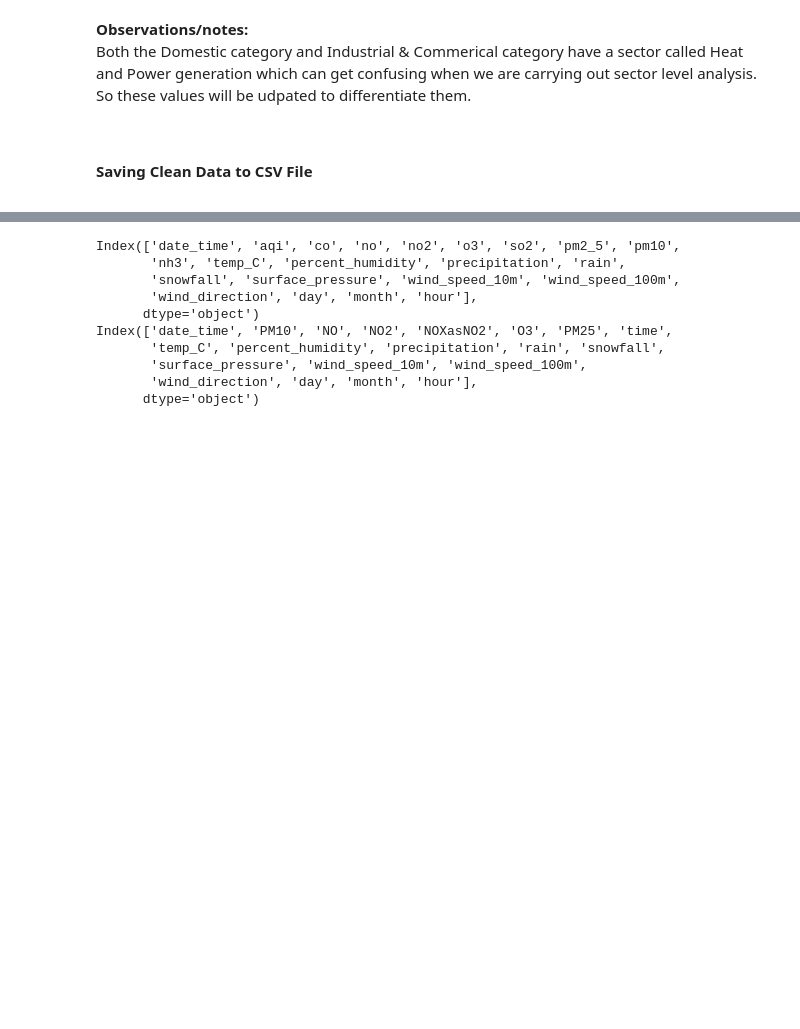
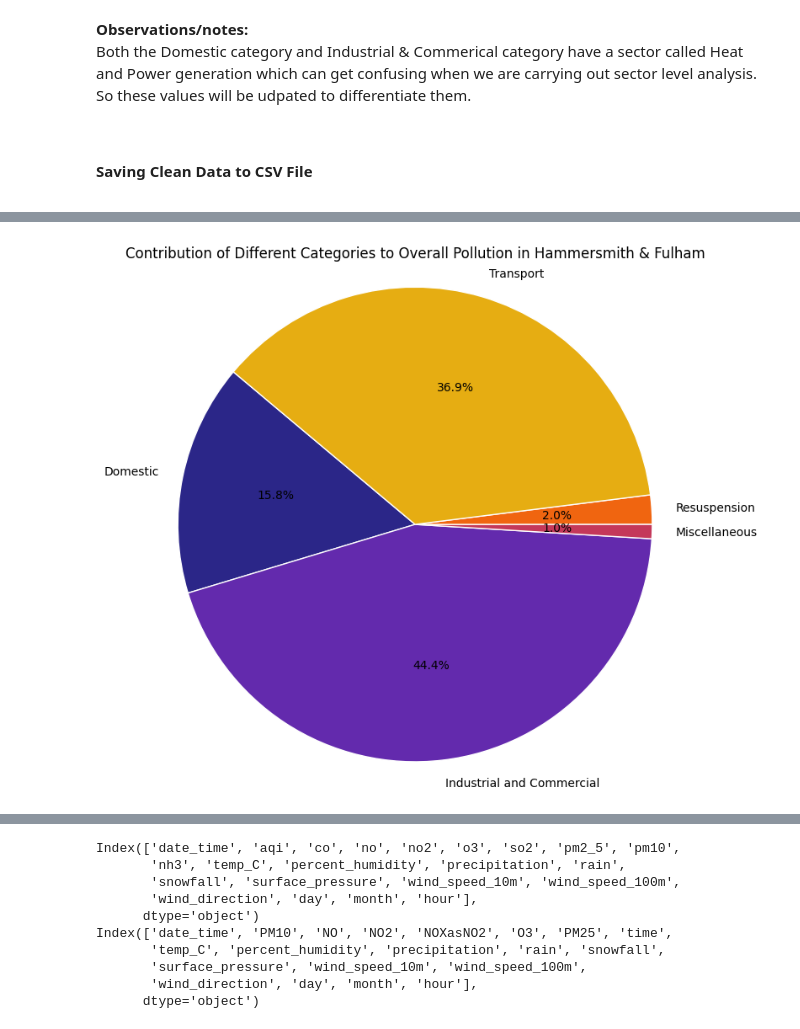
Before and after one commit to Frannerz/air_pollution_analysis, a Jupyter notebook: air_pollution_hammersmith.ipynb, the cells around one changed output, grey strips where cells are left out. Cells and saved outputs as stored; diff of their text form; code cells hidden in the pictures; blank space fills up the shorter version.

```diff
--- a/air_pollution_hammersmith.ipynb
+++ b/air_pollution_hammersmith.ipynb
@@ -1015 +1151,5 @@ laei_df.to_csv('data_clean/clean_LAEI_data.csv', encoding='utf-8')
 </div>
+# %%
+# Isolating Hammersmith and Fulham data
+hammersmith_fulham_2019 = laei_df[(laei_df['BOROUGH'] == 'Hammersmith and Fulham') & (laei_df['YEAR'] == 2019)]
+hammersmith_fulham_2019.head()
@@ -1015,0 +1163,17 @@ laei_df.to_csv('data_clean/clean_LAEI_data.csv', encoding='utf-8')
+# %%
+# Creation dataframe for plotting
+hammersmith_fulham_2019_copy = hammersmith_fulham_2019.copy()
+
+hammersmith_fulham_2019_copy['TOTAL POLLUTION'] = hammersmith_fulham_2019_copy[specific_pollutants].sum(axis=1)
+category_hammersmith_fulham_2019 = hammersmith_fulham_2019_copy.groupby('MAIN SOURCE CATEGORY')['TOTAL POLLUTION'].sum().reset_index()
+# %%
+# Create the pie chart to show split of air pollution sources across the main categories
+plt.figure(figsize=(8, 8))
+palette_color = sns.color_palette('CMRmap')
+plt.pie(category_hammersmith_fulham_2019['TOTAL POLLUTION'], labels=category_hammersmith_fulham_2019['MAIN SOURCE CATEGORY'], autopct='%1.1f%%', startangle=140,
+        wedgeprops={'linewidth': 1, 'edgecolor': 'white'}, colors=palette_color)
+plt.title('Contribution of Different Categories to Overall Pollution in Hammersmith & Fulham')
+plt.axis('equal')
+plt.show()
+# %% [output]
+[figure, added]
```
Also changed, not shown: parts of 34 cells of this notebook, 2 other files.
